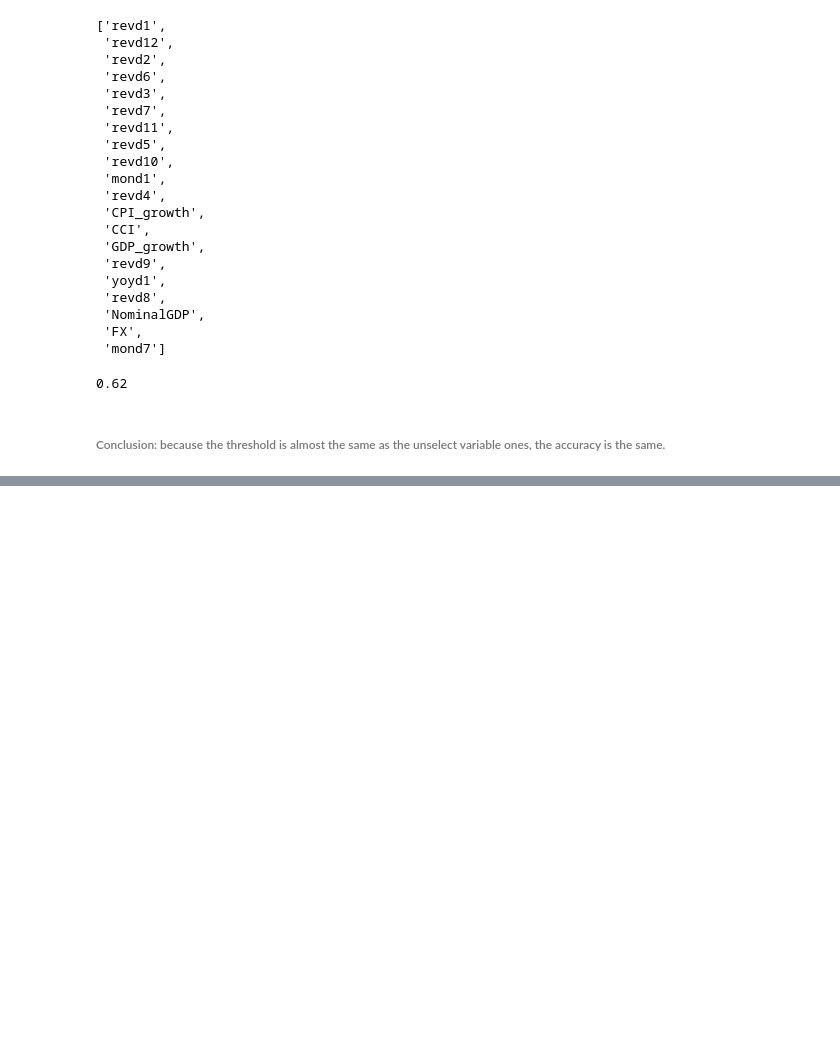
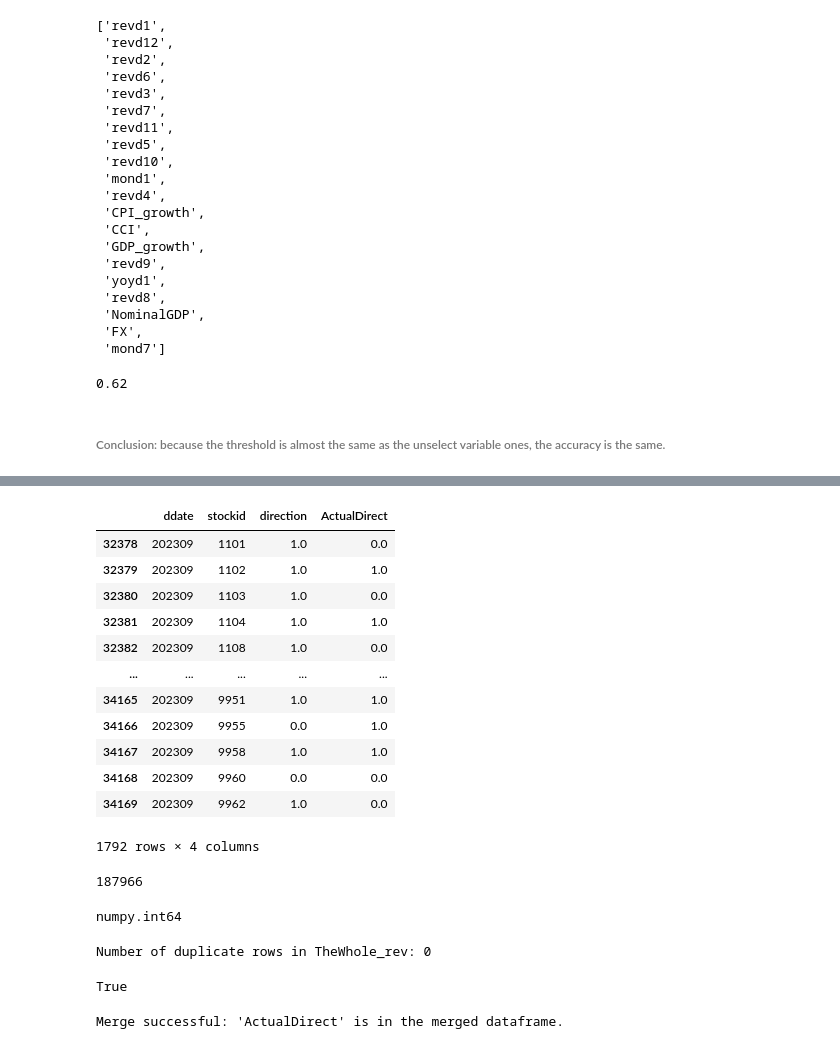
Before and after one commit to Carolyehhh/revenue-prediction, a Jupyter notebook: GDP_train.ipynb, the cells around one changed output, grey strips where cells are left out. Drawn from its saved outputs; the diff is of its cells as text; code cells hidden in the pictures; blank space fills up the shorter version.

Commit message:
merge 三大法人 sucessfully

```diff
--- a/GDP_train.ipynb
+++ b/GDP_train.ipynb
@@ -433,0 +457,44 @@ Index(['ddate', 'stockid', 'real_direction', 'FX', 'category_FX', 'CCI',
+# %%
+Dream_report['ddate'] = Dream_report['ddate'].astype(str)
+Dream_report['stockid'] = Dream_report['stockid'].astype(int)
+#Dream_report['ActualDirect']
+type(Dream_report['ddate'][0])
+type(Dream_report['stockid'][0])
+Dream_report.loc[Dream_report['ddate'] == '202309']
+# %% [output]
+|  | ddate | stockid | direction | ActualDirect |
+| 32378 | 202309 | 1101 | 1.0 | 0.0 |
+| 32379 | 202309 | 1102 | 1.0 | 1.0 |
+| 32380 | 202309 | 1103 | 1.0 | 0.0 |
+| 32381 | 202309 | 1104 | 1.0 | 1.0 |
+| 32382 | 202309 | 1108 | 1.0 | 0.0 |
+| ... | ... | ... | ... | ... |
+| 34165 | 202309 | 9951 | 1.0 | 1.0 |
+| 34166 | 202309 | 9955 | 0.0 | 1.0 |
+| 34167 | 202309 | 9958 | 1.0 | 1.0 |
+| 34168 | 202309 | 9960 | 0.0 | 0.0 |
+| 34169 | 202309 | 9962 | 1.0 | 0.0 |
+1792 rows × 4 columns
+# %%
+len(Dream_report)
+# %% [output]
+187966
+# %%
+type(TheWhole_rev['ddate'][0])
+type(TheWhole_rev['stockid'][0])
+# %% [output]
+numpy.int64
+# %%
+# Check for duplicate rows in TheWhole_rev
+duplicates = TheWhole_rev.duplicated(subset=['ddate', 'stockid'], keep=False)
+print("Number of duplicate rows in TheWhole_rev:", duplicates.sum())
+# %% [output]
+Number of duplicate rows in TheWhole_rev: 0
+True
+# %%
+if 'ActualDirect' in TheWhole_rev:
+    print("Merge successful: 'ActualDirect' is in the merged dataframe.")
+else:
+    print("Merge unsuccessful: 'ActualDirect' is NOT in the merged dataframe.")
+# %% [output]
+Merge successful: 'ActualDirect' is in the merged dataframe.
```
Also changed, not shown: parts of 11 cells of this notebook.
